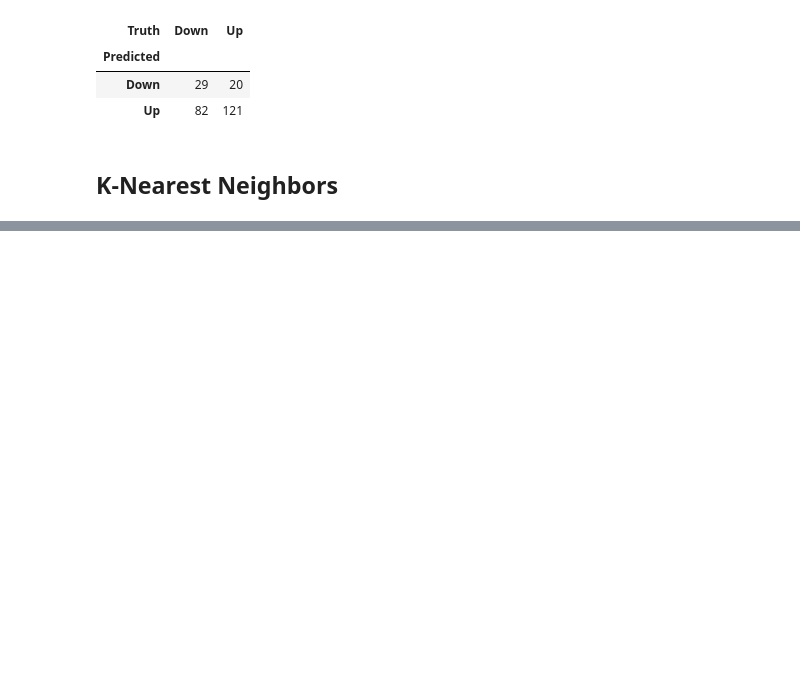
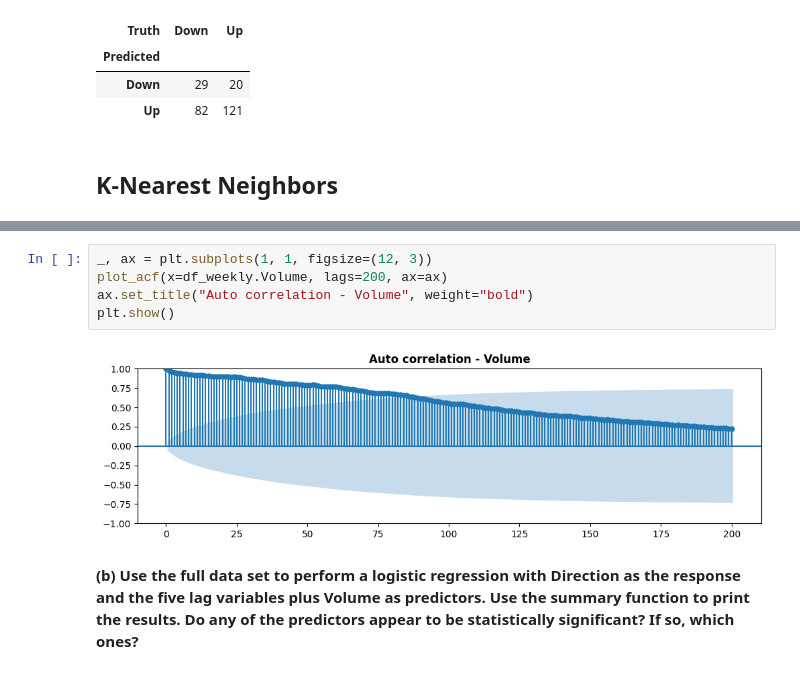
Before and after one commit to SandroAlex/statistical-learning, a Jupyter notebook: islp/chapter4_classification.ipynb, the cells around one changed output, grey strips where cells are left out. Cells and saved outputs as stored; diff of their text form; blank space fills up the shorter version.

```diff
--- a/islp/chapter4_classification.ipynb
+++ b/islp/chapter4_classification.ipynb
@@ -326,0 +377,9 @@ confusion_table(nb_labels , L_test)
+# %%
+_, ax = plt.subplots(1, 1, figsize=(12, 3))
+plot_acf(x=df_weekly.Volume, lags=200, ax=ax)
+ax.set_title("Auto correlation - Volume", weight="bold")
+plt.show()
+# %% [output]
+[figure, added]
+# %% [markdown]
+**(b) Use the full data set to perform a logistic regression with Direction as the response and the five lag variables plus Volume as predictors. Use the summary function to print the results. Do any of the predictors appear to be statistically significant? If so, which ones?**
```
Also changed, not shown: parts of 16 cells of this notebook.
